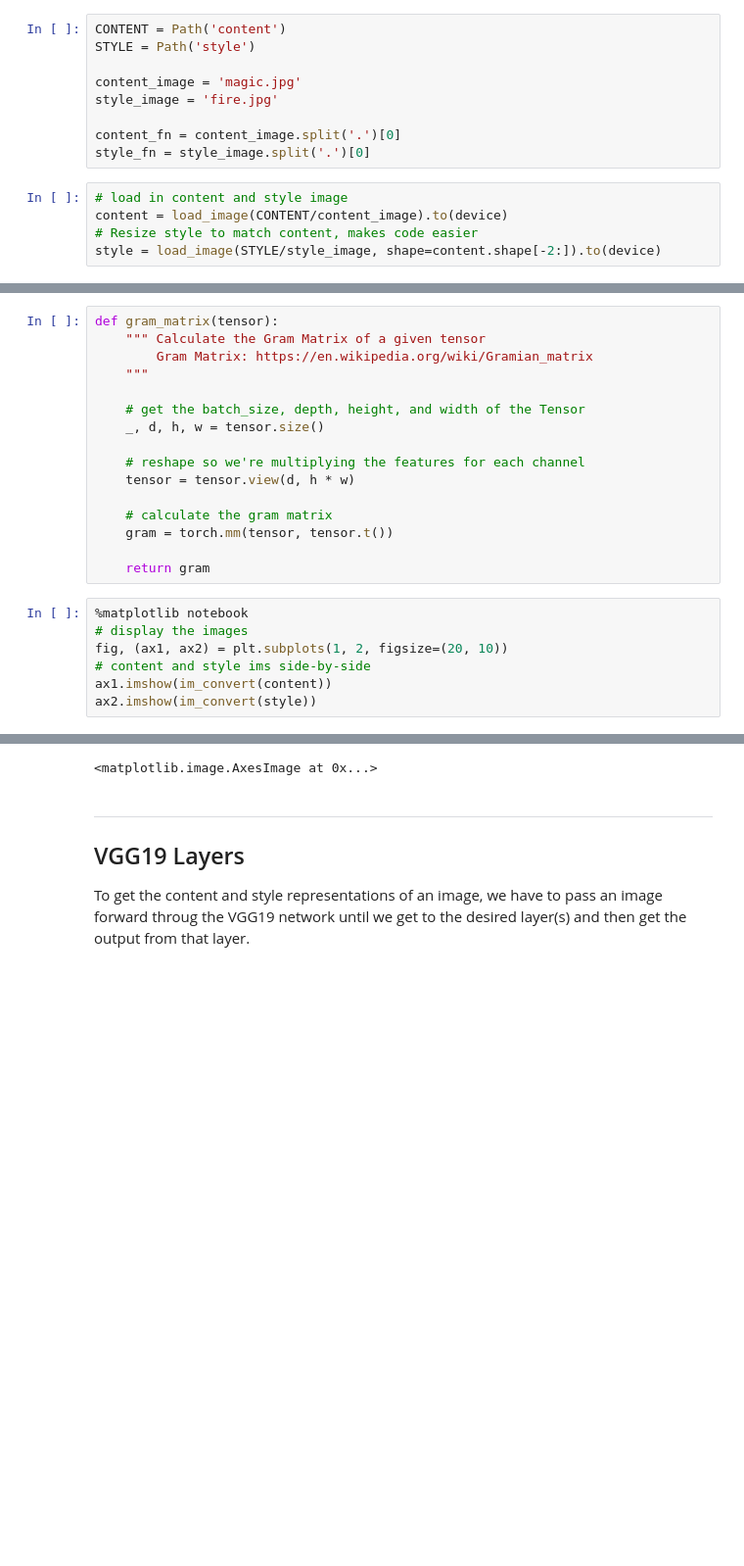
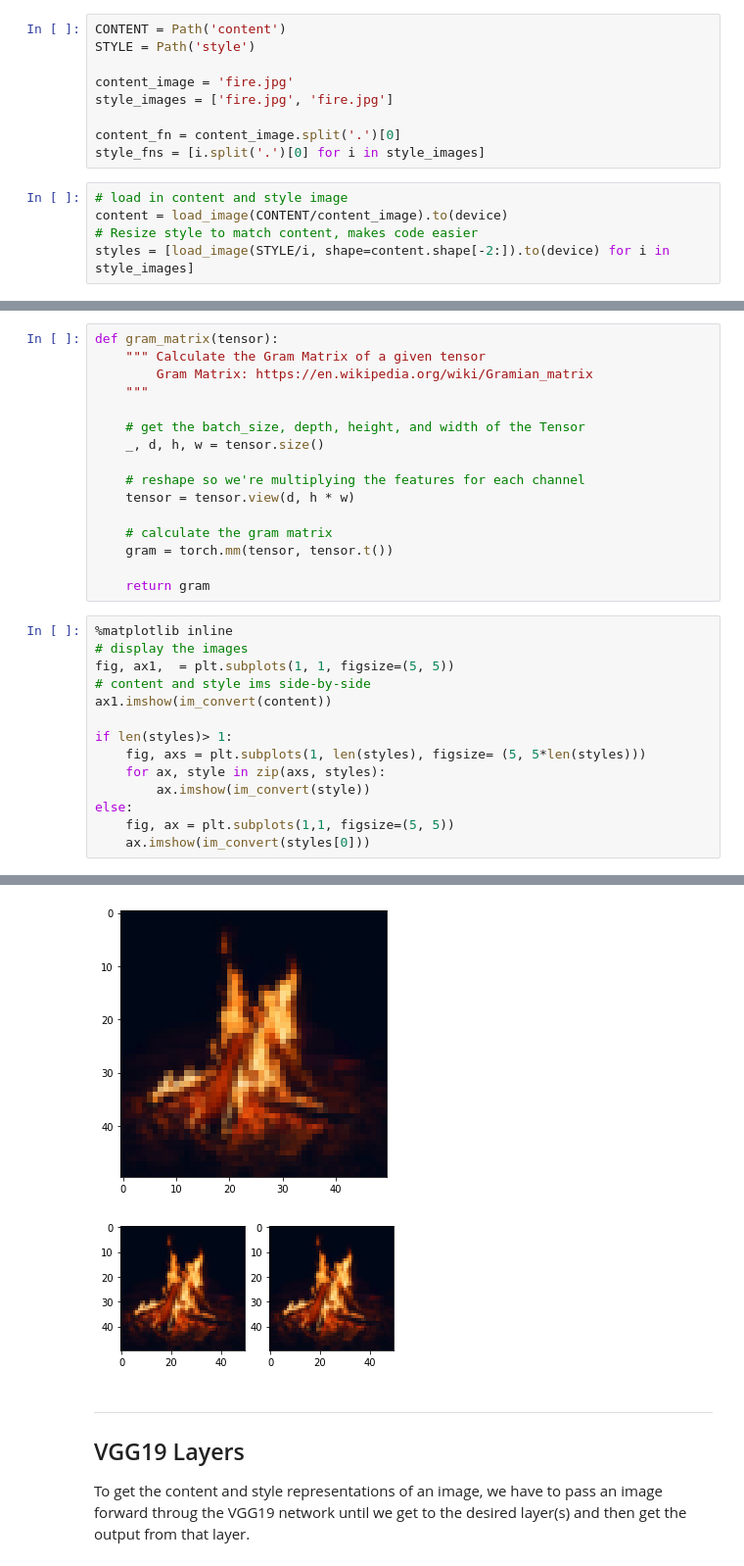
Before and after one commit to noklam/StyleTransfer, a Jupyter notebook: Demo.ipynb, the cells around one changed output, grey strips where cells are left out. Shown: that part at 98% size. Saved outputs shown, nothing was run; the diff lists cells and outputs as text; blank space fills up the shorter version.

Commit message:
update notebook, scripts , etc

```diff
--- a/Demo.ipynb
+++ b/Demo.ipynb
@@ -81,16 +81,16 @@ Next, I'm loading in images by file name and forcing the style image to be the s
 CONTENT = Path('content')
 STYLE = Path('style')
 
-content_image = 'magic.jpg'
-style_image = 'fire.jpg'
+content_image = 'fire.jpg'
+style_images = ['fire.jpg', 'fire.jpg']
 
 content_fn = content_image.split('.')[0]
-style_fn = style_image.split('.')[0]
+style_fns = [i.split('.')[0] for i in style_images]
 # %%
 # load in content and style image
 content = load_image(CONTENT/content_image).to(device)
 # Resize style to match content, makes code easier
-style = load_image(STYLE/style_image, shape=content.shape[-2:]).to(device)
+styles = [load_image(STYLE/i, shape=content.shape[-2:]).to(device) for i in style_images]
 # %%
 # helper function for un-normalizing an image
 # and converting it from a Tensor image to a NumPy image for display
@@ -121,10 +121,17 @@ def gram_matrix(tensor):
 
     return gram
 # %%
-%matplotlib notebook
+%matplotlib inline
 # display the images
-fig, (ax1, ax2) = plt.subplots(1, 2, figsize=(20, 10))
+fig, ax1,  = plt.subplots(1, 1, figsize=(5, 5))
 # content and style ims side-by-side
 ax1.imshow(im_convert(content))
-ax2.imshow(im_convert(style))
+
+if len(styles)> 1:
+    fig, axs = plt.subplots(1, len(styles), figsize= (5, 5*len(styles)))
+    for ax, style in zip(axs, styles):
+        ax.imshow(im_convert(style))
+else:
+    fig, ax = plt.subplots(1,1, figsize=(5, 5))
+    ax.imshow(im_convert(styles[0]))
 # %% [output]
@@ -133,4 +138,5 @@ ax2.imshow(im_convert(style))
-<matplotlib.image.AxesImage at 0x...>
+[figure, added]
+[figure, added]
 # %% [markdown]
 ---
 ## VGG19 Layers
```
Also changed, not shown: parts of 10 cells of this notebook, 3 other files.
